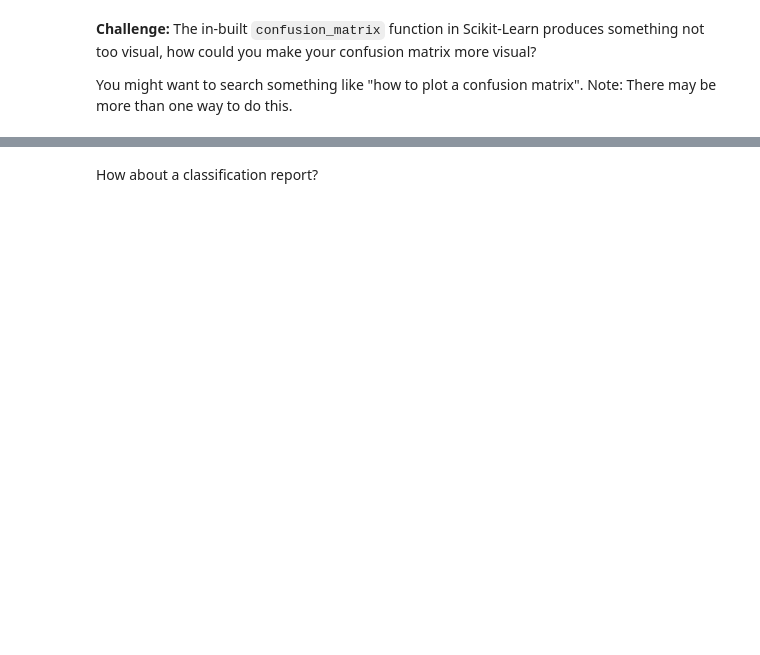
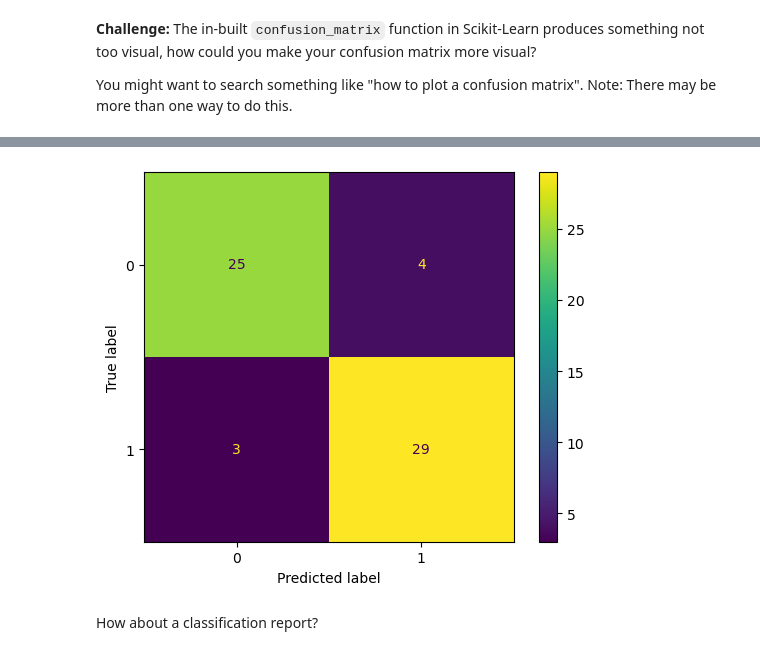
Before and after one commit to AHMAD-KHAIRI/ztm-ml-course, a Jupyter notebook: 05_scikit-learn/scikit-learn-exercises.ipynb, the cells around one changed output, grey strips where cells are left out. Saved outputs shown, nothing was run; the diff lists cells and outputs as text; code cells hidden in the pictures; blank space fills up the shorter version.

```diff
--- a/05_scikit-learn/scikit-learn-exercises.ipynb
+++ b/05_scikit-learn/scikit-learn-exercises.ipynb
@@ -346,3 +446,11 @@ You might want to search something like "how to plot a confusion matrix". Note:
+# %%
+# another way of creating a confusion matrix
+conf_matrix = confusion_matrix(y_test, y_preds)
+disp = ConfusionMatrixDisplay(conf_matrix)
+disp.plot()
+plt.show()
+# %% [output]
+[figure, added]
 # %% [markdown]
 How about a classification report?
 # %%
```
Also changed, not shown: parts of 58 cells of this notebook, 1 other file.
